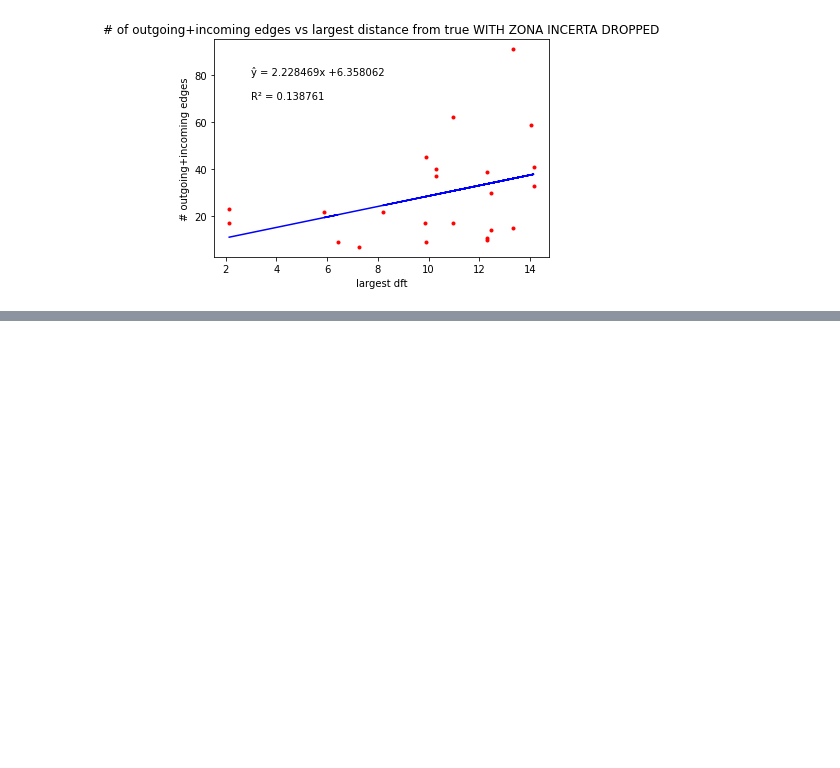
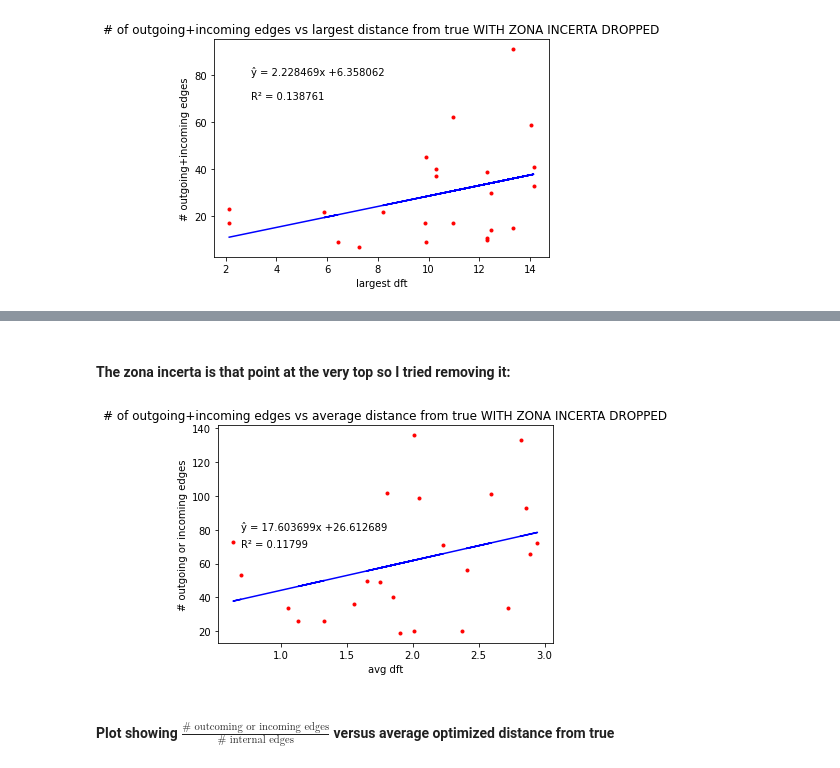
Before and after one commit to hellothisisnathan/Mouse_Controllability, a Jupyter notebook: Mouse/analyze edges whole brain.ipynb, the cells around one changed output, grey strips where cells are left out. Cells and saved outputs as stored; diff of their text form; code cells hidden in the pictures; blank space fills up the shorter version.

```diff
--- a/Mouse/analyze edges whole brain.ipynb
+++ b/Mouse/analyze edges whole brain.ipynb
@@ -345,0 +459,22 @@ plt.show()
+# %% [markdown]
+#### The zona incerta is that point at the very top so I tried removing it:
+# %%
+x_dft = pd.DataFrame(problem_nodes['avg dft'].drop([20]))
+y_esc = pd.DataFrame(problem_nodes['outgoing+incoming'].drop([20]))
+reg = LinearRegression().fit(x_dft,y_esc)
+r2 = 'R\u00b2 = ' + str(round(reg.score(x_dft,y_esc), 6))
+y_pred = reg.predict(x_dft)
+y_hat = '\u0177 = ' + str(round(reg.coef_[0][0], 6)) + 'x +' + str(round(*reg.intercept_, 6))
+plt.scatter(x_dft,y_esc, marker='.', color='red')
+plt.plot(x_dft, y_pred, color='blue')
+plt.text(0.7, 70, r2)
+plt.text(0.7, 80, y_hat)
+plt.ylabel('# outgoing or incoming edges')
+plt.xlabel('avg dft')
+plt.title('# of outgoing+incoming edges vs average distance from true WITH ZONA INCERTA DROPPED')
+plt.savefig('./whole brain/100 percent escape edges vs avg dft no ZI.png')
+plt.show()
+# %% [output]
+[figure, added]
+# %% [markdown]
+#### Plot showing $\frac{\text{# outcoming or incoming edges}}{\text{# internal edges}}$ versus average optimized distance from true
```
Also changed, not shown: parts of 28 cells of this notebook.
